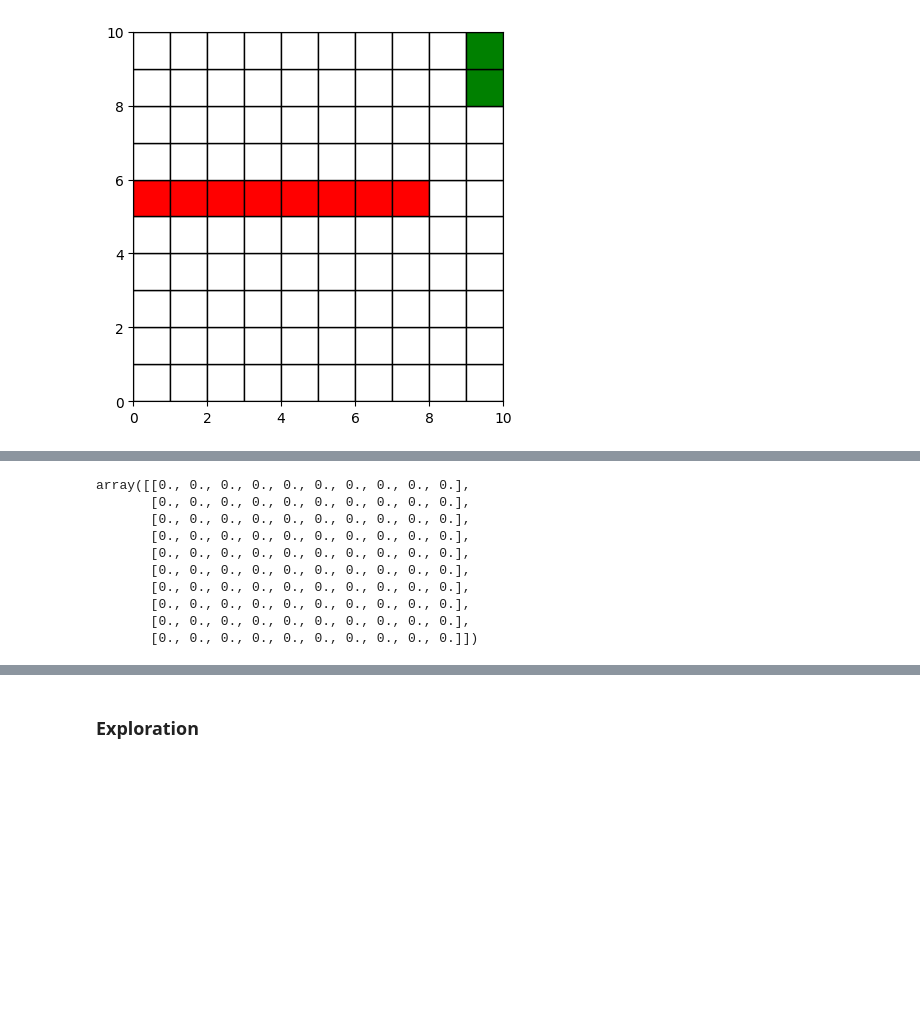
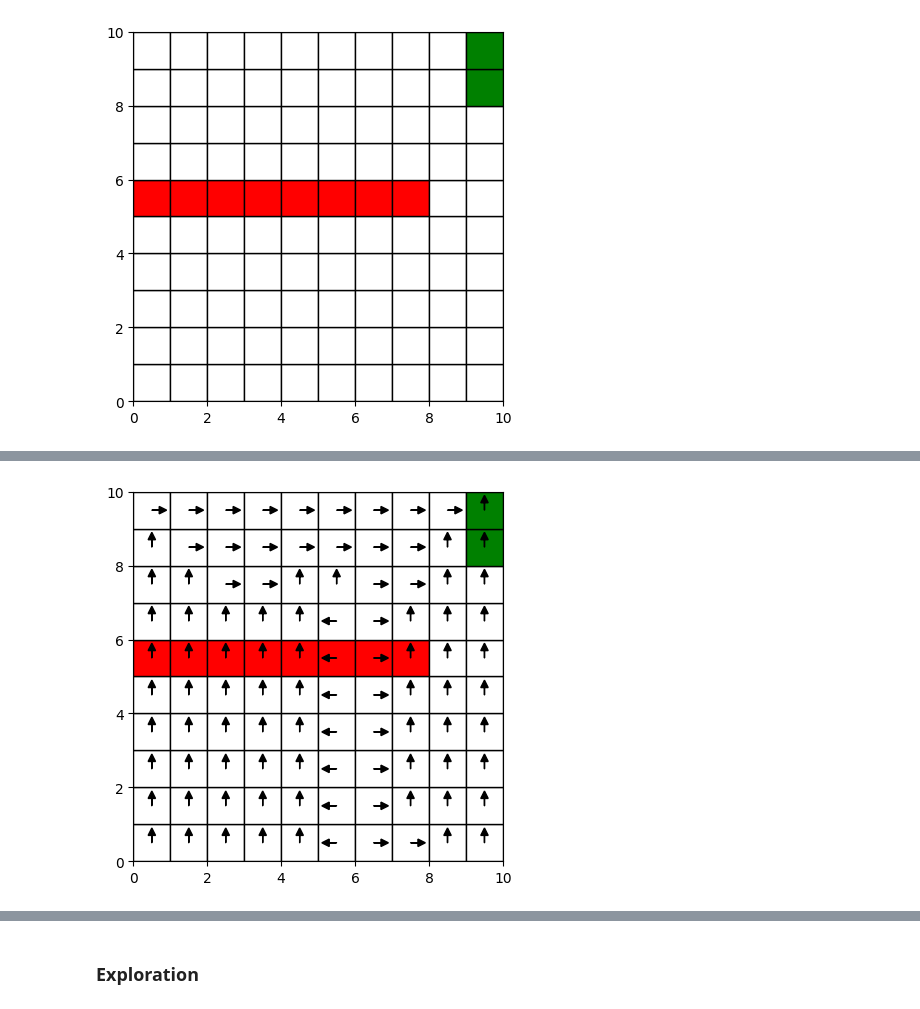
Before and after one commit to EstebanLeiva/apprenticeshiplearning, a Jupyter notebook: scripts/gridworld.ipynb, the cells around one changed output, grey strips where cells are left out. Drawn from its saved outputs; the diff is of its cells as text; code cells hidden in the pictures; blank space fills up the shorter version.

Commit message:
IRL and Apprenticeship problem for gridworld

```diff
--- a/scripts/gridworld.ipynb
+++ b/scripts/gridworld.ipynb
@@ -9,7 +9,7 @@ from apprenticheshiplearning.classes.solver import Solver
 # Parameters
 n = 10
 wind_intensity = 0.3 # between 0 and 1
-gamma = 0.9
+gamma = 0.99
 # %%
 grid = np.zeros((n, n))
 goal = [
@@ -21,7 +21,7 @@ obstacles = [
                 [i for  i in range(0,int(n/1.2))]
             ]
 actions = ["up", "down", "left", "right"]
-init_dist = np.ones((n,n)) / n**2
+init_dist = np.ones((n,n))
 # %%
 plot_gridworld(grid, obstacles, goal)
 # %% [output]
@@ -141,11 +121,11 @@ def cost(s, a, goal, obstacles):
         r = 0
     return r
 # %%
-gridworld = GridWorld(grid, obstacles, goal, actions, transitions, init_dist, cost, gamma, None, cost)
+gridworld = GridWorld(grid, obstacles, goal, actions, transitions, init_dist, cost, gamma)
 gridworld.get_mdp_forward()
 gridworld.mdp_forward.build_T()
-solver_expert = Solver(gridworld.mdp_forward, None, None)
-prob, expert_occupancy_measure = solver_expert.solve_mdp_forward()
+solver_expert = SolverMdp(gridworld.mdp_forward)
+prob, mu_e = solver_expert.solve()
 # %% [output]
 ===============================================================================
                                      CVXPY
@@ -167,25 +147,9 @@ prob, expert_occupancy_measure = solver_expert.solve_mdp_forward()
-# %%
-eom = expert_occupancy_measure.value
-expert_occupancy_measure = np.zeros((n, n, len(actions)))
-for i in range(len(eom)):
-    expert_occupancy_measure[gridworld.S_to_grid[i % n**2][0],
-                    gridworld.S_to_grid[i % n**2][1],
-                    int(i / n**2)
-                    ] = eom[i]
 # %%
-expert_policy = np.zeros((n, n))
+policy_e = gridworld.mdp_forward.get_policy_from_mu(mu_e.value)
+visualize_policy = np.zeros((n,n))
 for i in range(n):
     for j in range(n):
-        expert_policy[i, j] = np.argmax(expert_occupancy_measure[i, j, :])
-expert_policy
+        visualize_policy[i,j] = np.argmax(policy_e[gridworld.grid_to_S[i, j]])
+plot_policy(grid, visualize_policy, obstacles, goal)
 # %% [output]
-array([[0., 0., 0., 0., 0., 0., 0., 0., 0., 0.],
-       [0., 0., 0., 0., 0., 0., 0., 0., 0., 0.],
-       [0., 0., 0., 0., 0., 0., 0., 0., 0., 0.],
-       [0., 0., 0., 0., 0., 0., 0., 0., 0., 0.],
-       [0., 0., 0., 0., 0., 0., 0., 0., 0., 0.],
-       [0., 0., 0., 0., 0., 0., 0., 0., 0., 0.],
-       [0., 0., 0., 0., 0., 0., 0., 0., 0., 0.],
-       [0., 0., 0., 0., 0., 0., 0., 0., 0., 0.],
-       [0., 0., 0., 0., 0., 0., 0., 0., 0., 0.],
-       [0., 0., 0., 0., 0., 0., 0., 0., 0., 0.]])
+[figure, added]
```
Also changed, not shown: parts of 22 cells of this notebook, 4 other files.
